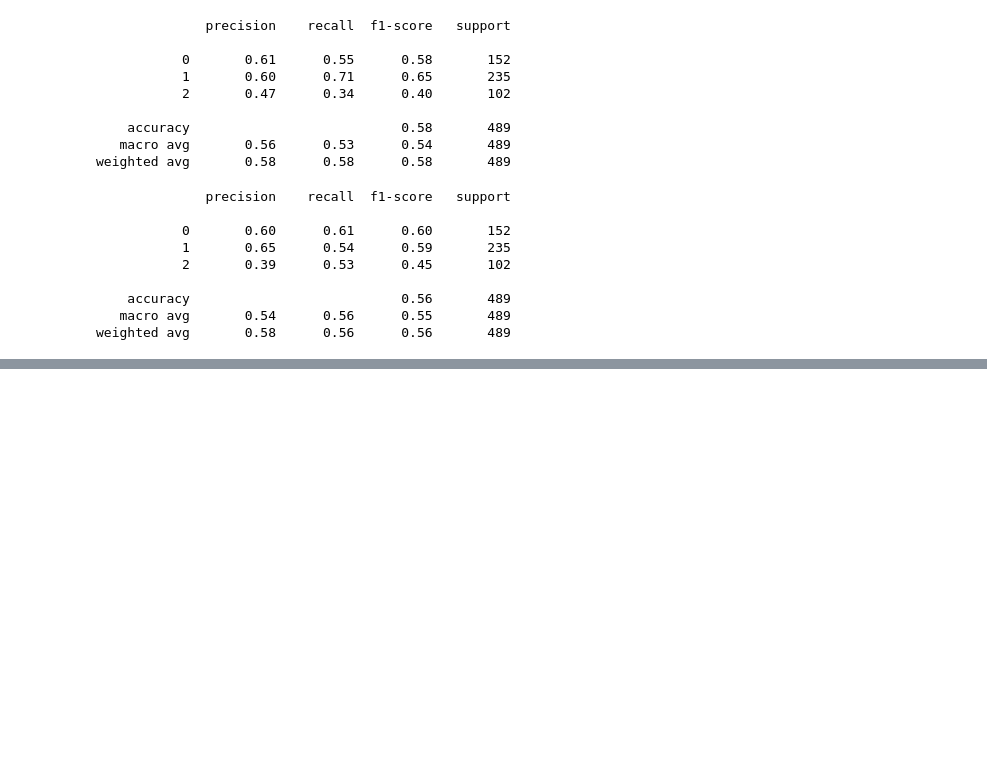
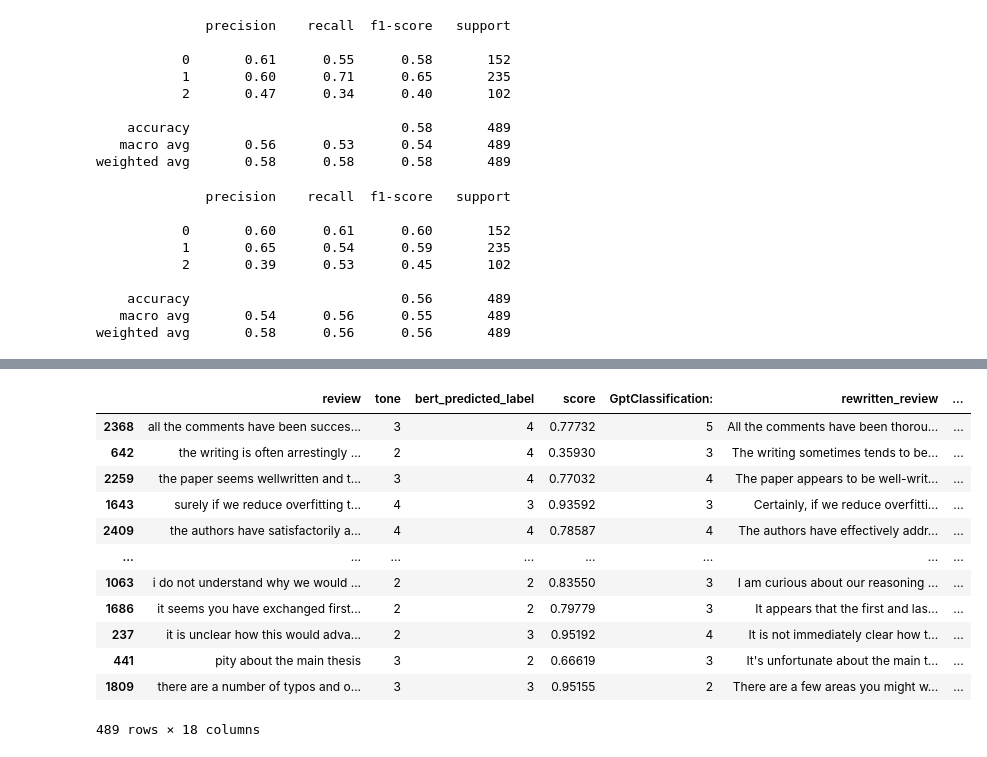
Before and after one commit to Gianini2/politeness1, a Jupyter notebook: politepeer-classification.ipynb, the cells around one changed output, grey strips where cells are left out. Saved outputs shown, nothing was run; the diff lists cells and outputs as text; code cells hidden in the pictures; blank space fills up the shorter version.

```diff
--- a/politepeer-classification.ipynb
+++ b/politepeer-classification.ipynb
@@ -1111,13 +1101,8 @@ df5.loc[(df5['tone'].astype(int) == 1) | (df5['tone'].astype(int) == 2)][['tone'
 # %% [markdown]
 ### Multinomial Naive Bayes:
 # %%
-from transformers import AutoTokenizer
-from sklearn.feature_extraction.text import TfidfVectorizer
-from sklearn.naive_bayes import MultinomialNB
-from sklearn.metrics import classification_report
-
 # Load BERT tokenizer
-tokenizer = AutoTokenizer.from_pretrained(local_path)
+tokenizer = AutoTokenizer.from_pretrained('bert-treined_3labels')
 
 # Tokenize the text
 def tokenize_texts(texts):
@@ -1126,7 +1111,7 @@ def tokenize_texts(texts):
 tokenized_texts = tokenize_texts(X_train)
 
 # Convert tokenized texts to feature vectors (Bag-of-Words or TF-IDF)
-vectorizer = TfidfVectorizer()  # Or CountVectorizer() for BoW
+vectorizer = TfidfVectorizer()
 X_train_features = vectorizer.fit_transform(tokenized_texts)
 
 # Train the MNB model
@@ -1458,0 +1760,24 @@ weighted avg       0.58      0.56      0.56       489
+# %%
+## Naive Bayes 3 Labels:
+
+# Tokenize the text
+def tokenize_texts(texts):
+    return [" ".join(tokenizer.tokenize(text)) for text in texts] # By here I already have my tokenizer
+
+tokenized_texts = tokenize_texts(X_train)
+
+# Convert tokenized texts to feature vectors (Bag-of-Words or TF-IDF)
+vectorizer = TfidfVectorizer()
+X_train_features = vectorizer.fit_transform(tokenized_texts)
+
+# Train the MNB model
+clf = MultinomialNB(alpha=0.1)
+clf.fit(X_train_features, y_train)
+
+# Tokenize and vectorize test data
+tokenized_rewritten = tokenize_texts(evaluation_dataframe['rewritten_review'])
+X_rewritten_features = vectorizer.transform(tokenized_rewritten)
+
+# Predict and evaluate
+y_pred_nb_3l_rewritten = clf.predict(X_rewritten_features)
+evaluation_dataframe['nb_3l_rewritten_result'] = y_pred_nb_3l_rewritten
@@ -1458,0 +1819,19 @@ weighted avg       0.58      0.56      0.56       489
+# %%
+### Adjustment at the naive bayes predictions:
+# evaluation_dataframe['nb_3l_rewritten_result']    = evaluation_dataframe['nb_3l_rewritten_result'] + 1
+# evaluation_dataframe['nb_3labels_classification'] = evaluation_dataframe['nb_3labels_classification'] + 1
+evaluation_dataframe
+# %% [output]
+|  | review | tone | bert_predicted_label | score | GptClassification: | rewritten_review | ... |
+| 2368 | all the comments have been succes... | 3 | 4 | 0.77732 | 5 | All the comments have been thorou... | ... |
+| 642 | the writing is often arrestingly ... | 2 | 4 | 0.35930 | 3 | The writing sometimes tends to be... | ... |
+| 2259 | the paper seems wellwritten and t... | 3 | 4 | 0.77032 | 4 | The paper appears to be well-writ... | ... |
+| 1643 | surely if we reduce overfitting t... | 4 | 3 | 0.93592 | 3 | Certainly, if we reduce overfitti... | ... |
+| 2409 | the authors have satisfactorily a... | 4 | 4 | 0.78587 | 4 | The authors have effectively addr... | ... |
+| ... | ... | ... | ... | ... | ... | ... | ... |
+| 1063 | i do not understand why we would ... | 2 | 2 | 0.83550 | 3 | I am curious about our reasoning ... | ... |
+| 1686 | it seems you have exchanged first... | 2 | 2 | 0.79779 | 3 | It appears that the first and las... | ... |
+| 237 | it is unclear how this would adva... | 2 | 3 | 0.95192 | 4 | It is not immediately clear how t... | ... |
+| 441 | pity about the main thesis | 3 | 2 | 0.66619 | 3 | It's unfortunate about the main t... | ... |
+| 1809 | there are a number of typos and o... | 3 | 3 | 0.95155 | 2 | There are a few areas you might w... | ... |
+489 rows × 18 columns
```
Also changed, not shown: parts of 29 cells of this notebook.
